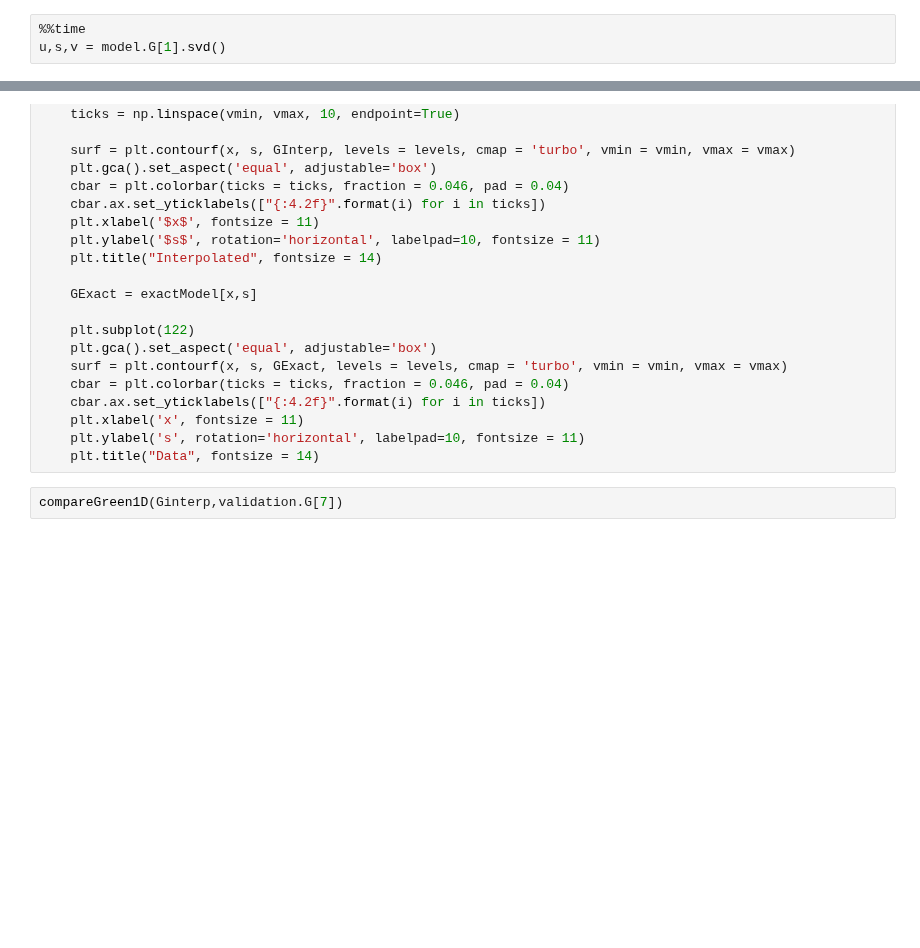
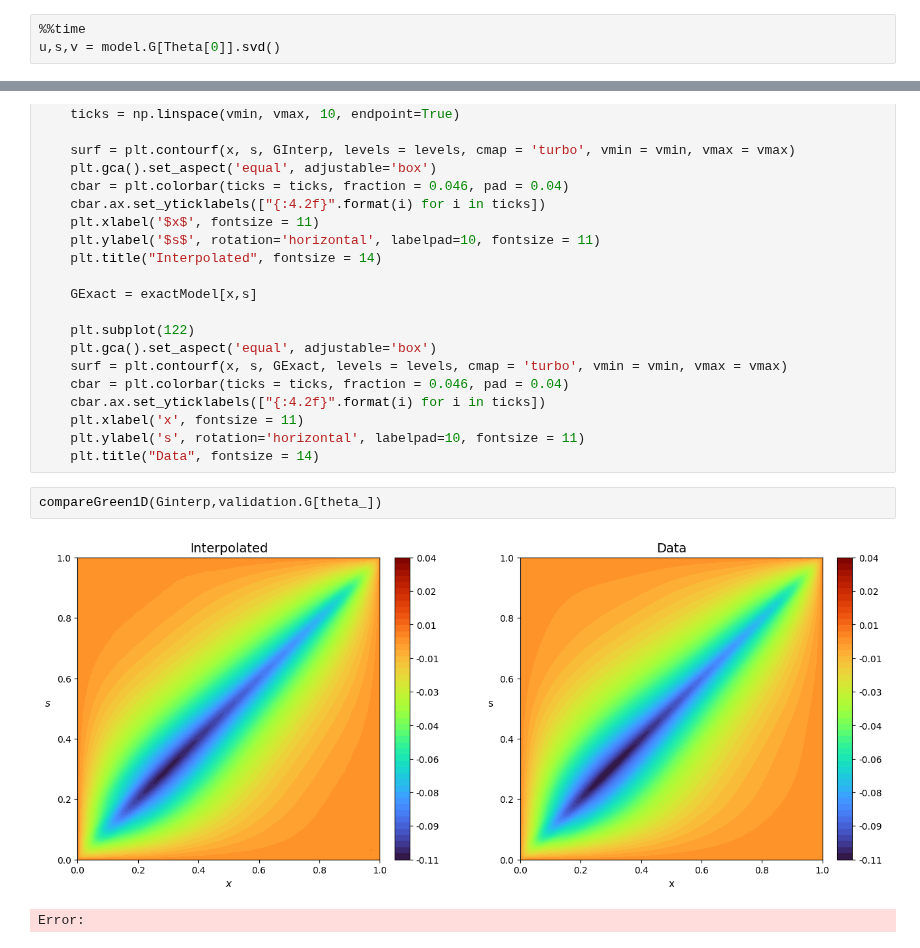
Before and after one commit to hsharsh/chebgreen, a Jupyter notebook: examples/airy.ipynb, the cells around one changed output, grey strips where cells are left out. Saved outputs shown, nothing was run; the diff lists cells and outputs as text; blank space fills up the shorter version.

```diff
--- a/examples/airy.ipynb
+++ b/examples/airy.ipynb
@@ -82,4 +100,4 @@ Wall time: 10 s
 # %%
 %%time
-u,s,v = model.G[1].svd()
+u,s,v = model.G[Theta[0]].svd()
 # %% [output]
@@ -175,4 +214,7 @@ def compareGreen1D(interpModel, exactModel, vmin = None, vmax = None):
     plt.ylabel('s', rotation='horizontal', labelpad=10, fontsize = 11)
     plt.title("Data", fontsize = 14)
 # %%
-compareGreen1D(Ginterp,validation.G[7])
+compareGreen1D(Ginterp,validation.G[theta_])
+# %% [output]
+[figure, added]
+Error:
```
Also changed, not shown: parts of 12 cells of this notebook, 11 other files.
